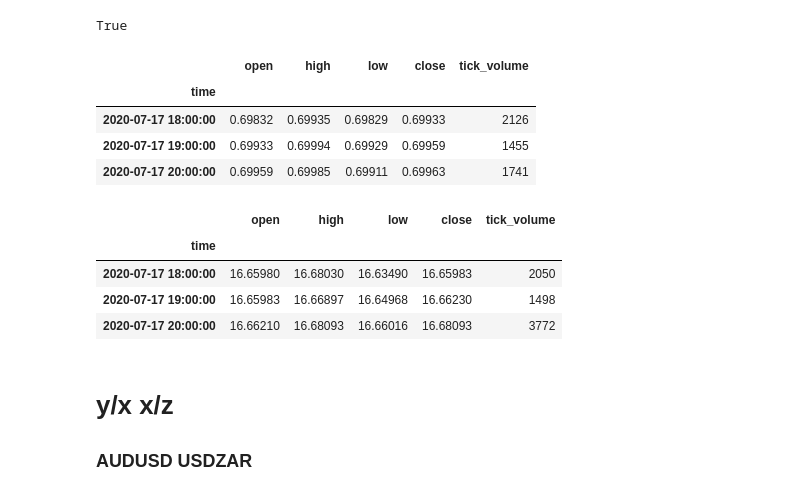
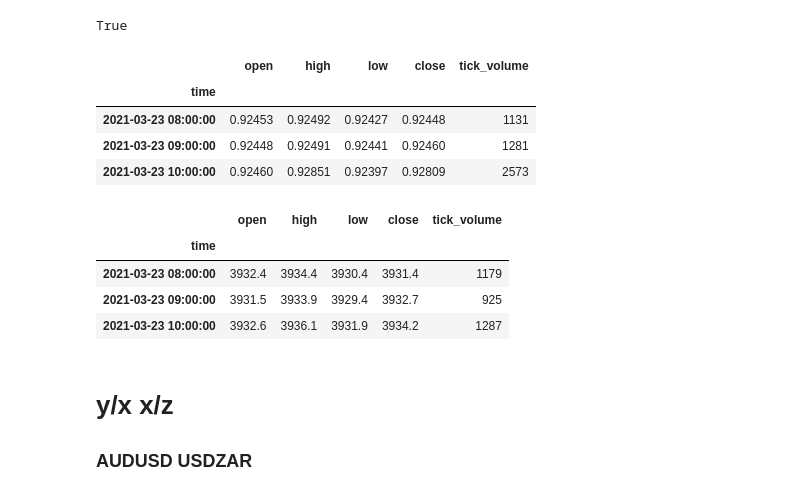
Before and after one commit to Kiran-Sawant/Asset_Synthesizer, a Jupyter notebook: Temporary Scripts/experiment notebook.ipynb, the cells around one changed output. Cells and saved outputs as stored; diff of their text form; code cells hidden in the pictures.

```diff
--- a/Temporary Scripts/experiment notebook.ipynb
+++ b/Temporary Scripts/experiment notebook.ipynb
@@ -29,20 +29,20 @@ dax.set_index(keys=['time'], inplace=True)
 snp500.set_index(keys=['time'], inplace=True)
 # %%
-audusd.head(3)
+usdchf.head(3)
 # %% [output]
 |  | open | high | low | close | tick_volume |
 | time |  |  |  |  |  |
-| 2020-07-17 18:00:00 | 0.69832 | 0.69935 | 0.69829 | 0.69933 | 2126 |
-| 2020-07-17 19:00:00 | 0.69933 | 0.69994 | 0.69929 | 0.69959 | 1455 |
-| 2020-07-17 20:00:00 | 0.69959 | 0.69985 | 0.69911 | 0.69963 | 1741 |
+| 2021-03-23 08:00:00 | 0.92453 | 0.92492 | 0.92427 | 0.92448 | 1131 |
+| 2021-03-23 09:00:00 | 0.92448 | 0.92491 | 0.92441 | 0.92460 | 1281 |
+| 2021-03-23 10:00:00 | 0.92460 | 0.92851 | 0.92397 | 0.92809 | 2573 |
 # %%
-usdzar.head(3)
+snp500.head(3)
 # %% [output]
 |  | open | high | low | close | tick_volume |
 | time |  |  |  |  |  |
-| 2020-07-17 18:00:00 | 16.65980 | 16.68030 | 16.63490 | 16.65983 | 2050 |
-| 2020-07-17 19:00:00 | 16.65983 | 16.66897 | 16.64968 | 16.66230 | 1498 |
-| 2020-07-17 20:00:00 | 16.66210 | 16.68093 | 16.66016 | 16.68093 | 3772 |
+| 2021-03-23 08:00:00 | 3932.4 | 3934.4 | 3930.4 | 3931.4 | 1179 |
+| 2021-03-23 09:00:00 | 3931.5 | 3933.9 | 3929.4 | 3932.7 | 925 |
+| 2021-03-23 10:00:00 | 3932.6 | 3936.1 | 3931.9 | 3934.2 | 1287 |
 # %% [markdown]
 # y/x x/z
 ### AUDUSD USDZAR
```
Also changed, not shown: parts of 1 cell of this notebook.
